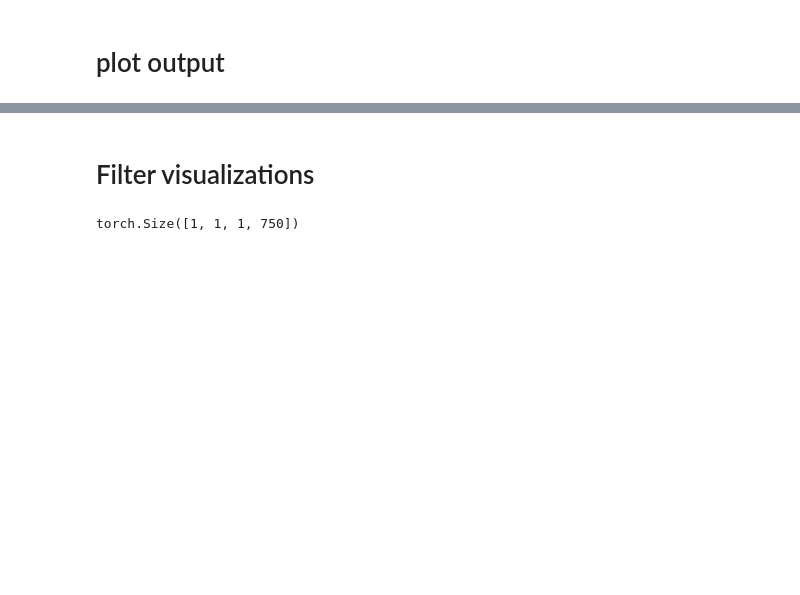
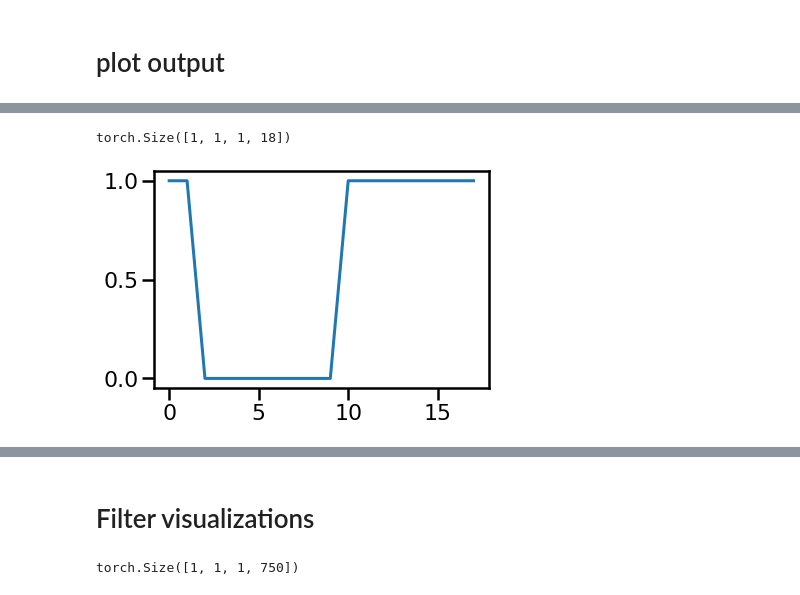
Before and after one commit to compmem/SITH_Layer, a Jupyter notebook: iSITH_verifications.ipynb, the cells around one changed output, grey strips where cells are left out. Saved outputs shown, nothing was run; the diff lists cells and outputs as text; code cells hidden in the pictures; blank space fills up the shorter version.

```diff
--- a/iSITH_verifications.ipynb
+++ b/iSITH_verifications.ipynb
@@ -63,0 +69,11 @@ plt.plot(out2[0, :, 0, -1].detach().cpu());
+# %%
+inp = test_input2
+out = torch.conv2d(inp, test_isith.filters[:, :, :, -inp.shape[-1]-2:],
+                   padding=[0, test_isith.filters[:, :, :, -inp.shape[-1]-2:].shape[-1]])
+out2 = out[:, :, :, 2:inp.shape[-1]+2]*test_isith.dt*test_isith.k/(test_isith.k+1)
+plt.plot(test_input2[0,0,0,:])
+i=0
+print(test_input2.shape)
+# %% [output]
+torch.Size([1, 1, 1, 18])
+[figure, added]
```
Also changed, not shown: parts of 11 cells of this notebook, 1 other file.
